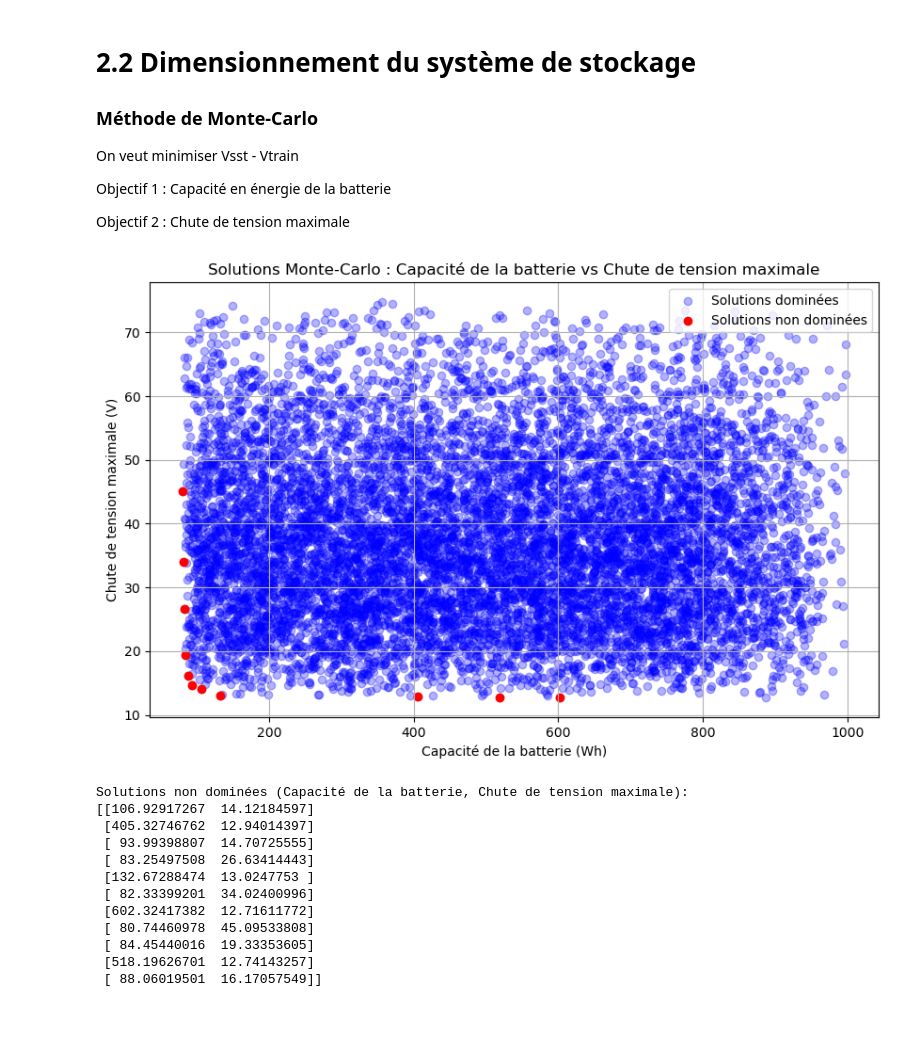
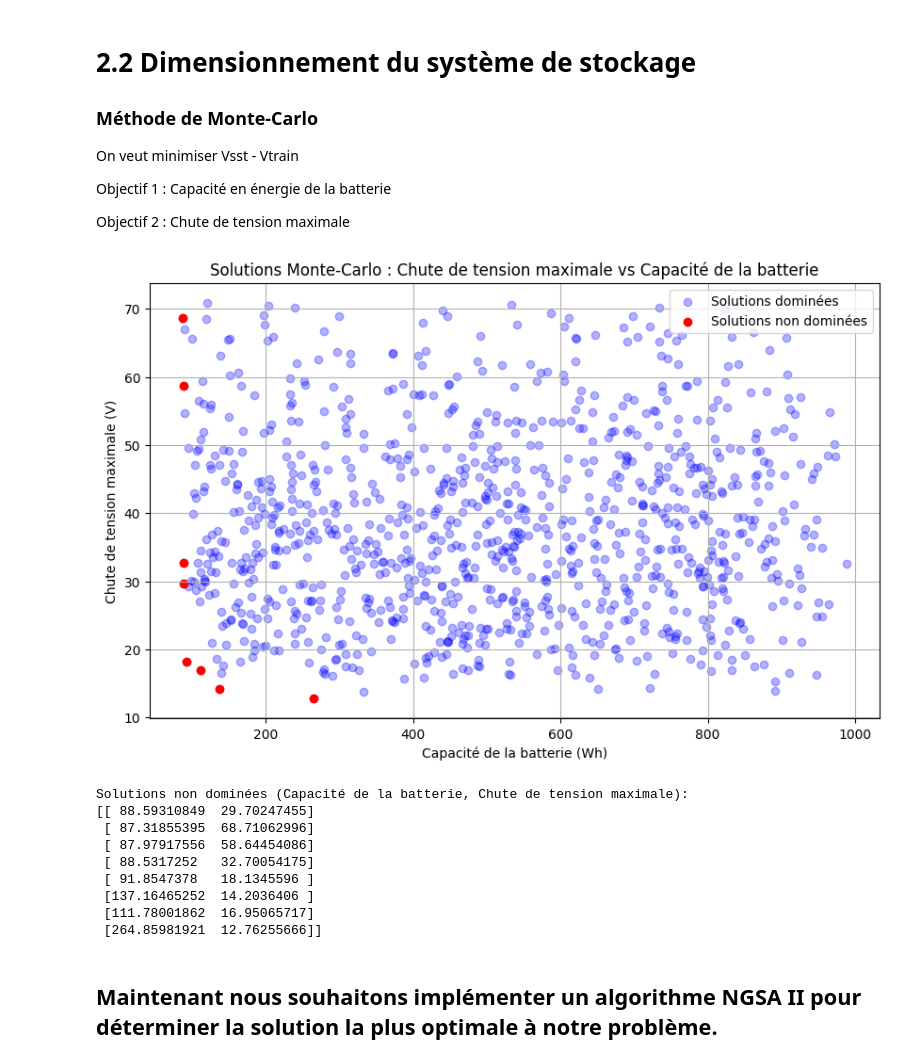
Before and after one commit to williamwu8888/optimisation_project, a Jupyter notebook: notebook.ipynb, the cells around one changed output. Drawn from its saved outputs; the diff is of its cells as text; code cells hidden in the pictures; blank space fills up the shorter version.

```diff
--- a/notebook.ipynb
+++ b/notebook.ipynb
@@ -32,7 +353,7 @@ import matplotlib.pyplot as plt
 # Paramètres du système (à ajuster selon votre modèle)
 max_battery_capacity = 1000  # Capacité maximale de la batterie en Wh
 max_voltage_drop = 50        # Chute de tension maximale en volts (par rapport à la tension nominale de 500V)
-n_samples = 10000            # Nombre d'échantillons Monte-Carlo
+n_samples = 1000            # Nombre d'échantillons Monte-Carlo
 
 # Fonction pour simuler la capacité de la batterie et la chute de tension
 # Cette fonction est un modèle simplifié à ajuster selon les dynamiques de votre système
@@ -61,44 +382,43 @@ results = np.array(results)
 def non_dominated_sort(results):
     n = len(results)
     is_dominated = np.zeros(n, dtype=bool)
 
     for i in range(n):
         for j in range(n):
             # La solution j domine la solution i si elle est meilleure (plus petite) pour les deux critères
             if (results[j, 0] <= results[i, 0] and results[j, 1] <= results[i, 1]) and (i != j):
                 is_dominated[i] = True
                 break
 
     return results[~is_dominated]
 
 # Identification des solutions non dominées
 non_dominated_solutions = non_dominated_sort(results)
 
 # Affichage des résultats
 plt.figure(figsize=(10, 6))
 plt.scatter(results[:, 0], results[:, 1], color='blue', alpha=0.3, label='Solutions dominées')
 plt.scatter(non_dominated_solutions[:, 0], non_dominated_solutions[:, 1], color='red', label='Solutions non dominées')
 plt.xlabel('Capacité de la batterie (Wh)')
 plt.ylabel('Chute de tension maximale (V)')
-plt.title('Solutions Monte-Carlo : Capacité de la batterie vs Chute de tension maximale')
+plt.title('Solutions Monte-Carlo : Chute de tension maximale vs Capacité de la batterie')
 plt.legend()
 plt.grid(True)
 plt.show()
 
 # Afficher les solutions non dominées
 print("Solutions non dominées (Capacité de la batterie, Chute de tension maximale):")
 print(non_dominated_solutions)
 # %% [output]
-[figure, old version]
+[figure, new version]
 Solutions non dominées (Capacité de la batterie, Chute de tension maximale):
-[[106.92917267  14.12184597]
- [405.32746762  12.94014397]
- [ 93.99398807  14.70725555]
- [ 83.25497508  26.63414443]
- [132.67288474  13.0247753 ]
- [ 82.33399201  34.02400996]
- [602.32417382  12.71611772]
- [ 80.74460978  45.09533808]
- [ 84.45440016  19.33353605]
- [518.19626701  12.74143257]
- [ 88.06019501  16.17057549]]
+[[ 88.59310849  29.70247455]
+ [ 87.31855395  68.71062996]
+ [ 87.97917556  58.64454086]
+ [ 88.5317252   32.70054175]
+ [ 91.8547378   18.1345596 ]
+ [137.16465252  14.2036406 ]
+ [111.78001862  16.95065717]
+ [264.85981921  12.76255666]]
+# %% [markdown]
+## Maintenant nous souhaitons implémenter un algorithme NGSA II pour déterminer la solution la plus optimale à notre problème.
```
Also changed, not shown: parts of 3 cells of this notebook.
